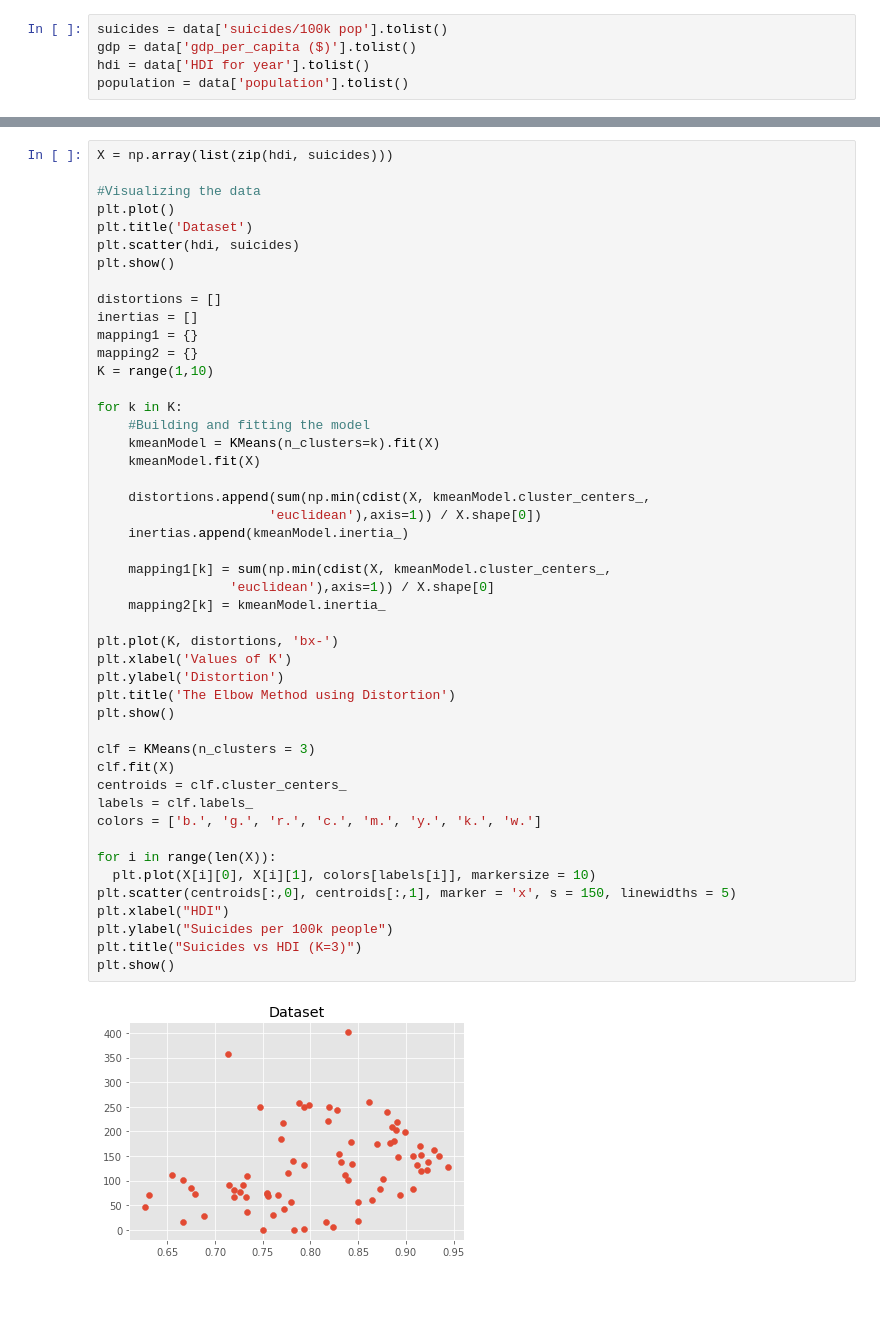
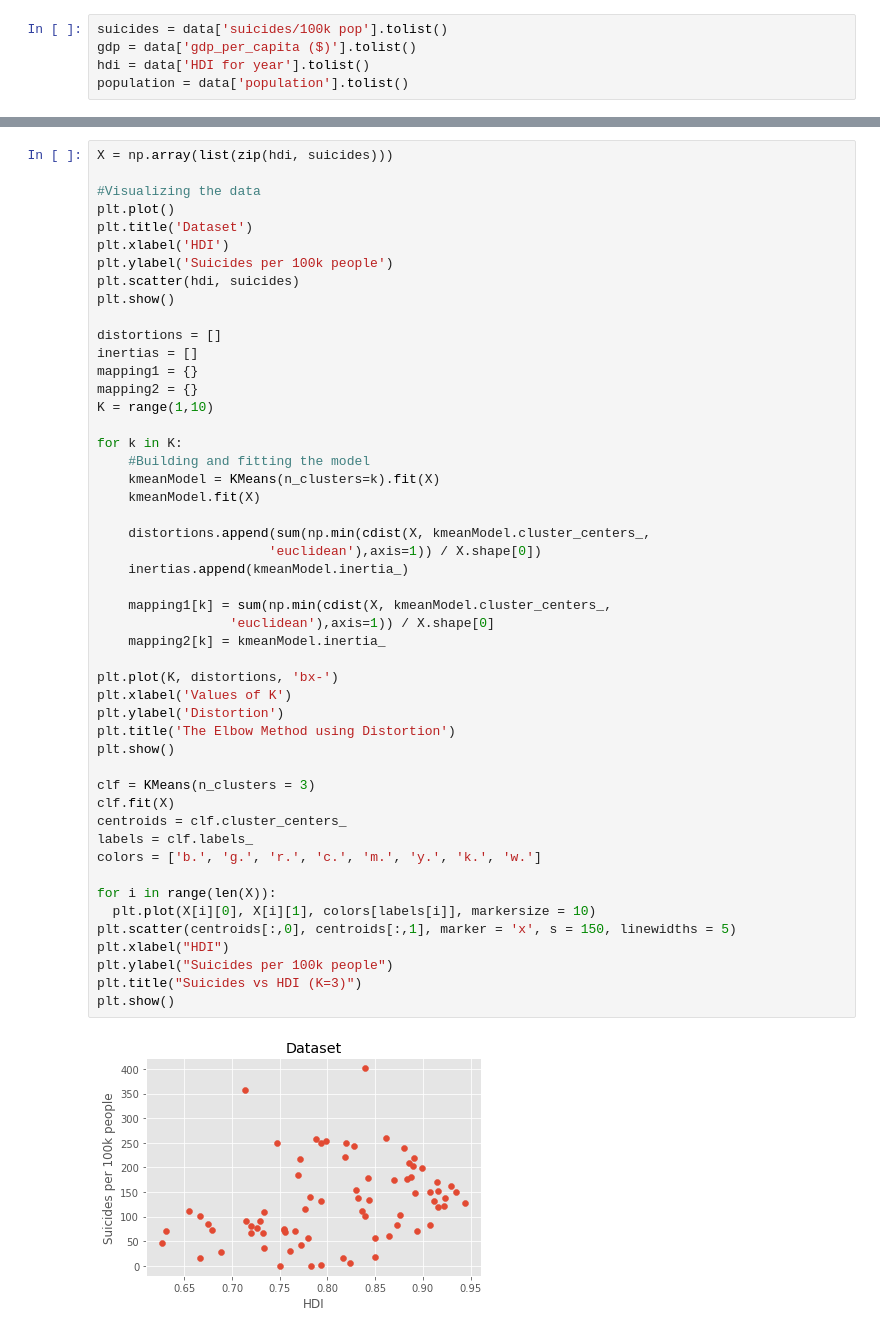
Before and after one commit to HackRice9/HackRice9, a Jupyter notebook: clustering.ipynb, the cells around one changed output, grey strips where cells are left out. Cells and saved outputs as stored; diff of their text form; blank space fills up the shorter version.

```diff
--- a/clustering.ipynb
+++ b/clustering.ipynb
@@ -75,6 +77,8 @@ X = np.array(list(zip(hdi, suicides)))
 #Visualizing the data
 plt.plot()
 plt.title('Dataset')
+plt.xlabel('HDI')
+plt.ylabel('Suicides per 100k people')
 plt.scatter(hdi, suicides)
 plt.show()
 
@@ -90,34 +94,34 @@ for k in K:
     kmeanModel.fit(X)
 
     distortions.append(sum(np.min(cdist(X, kmeanModel.cluster_centers_,
                       'euclidean'),axis=1)) / X.shape[0])
     inertias.append(kmeanModel.inertia_)
 
     mapping1[k] = sum(np.min(cdist(X, kmeanModel.cluster_centers_,
                  'euclidean'),axis=1)) / X.shape[0]
     mapping2[k] = kmeanModel.inertia_
 
 plt.plot(K, distortions, 'bx-')
 plt.xlabel('Values of K')
 plt.ylabel('Distortion')
 plt.title('The Elbow Method using Distortion')
 plt.show()
 
 clf = KMeans(n_clusters = 3)
 clf.fit(X)
 centroids = clf.cluster_centers_
 labels = clf.labels_
 colors = ['b.', 'g.', 'r.', 'c.', 'm.', 'y.', 'k.', 'w.']
 
 for i in range(len(X)):
   plt.plot(X[i][0], X[i][1], colors[labels[i]], markersize = 10)
 plt.scatter(centroids[:,0], centroids[:,1], marker = 'x', s = 150, linewidths = 5)
 plt.xlabel("HDI")
 plt.ylabel("Suicides per 100k people")
 plt.title("Suicides vs HDI (K=3)")
 plt.show()
 # %% [output]
-[figure, old version]
+[figure, new version]
 [figure]
 [figure]
 # %%
```
Also changed, not shown: parts of 2 cells of this notebook, 1 other file.
